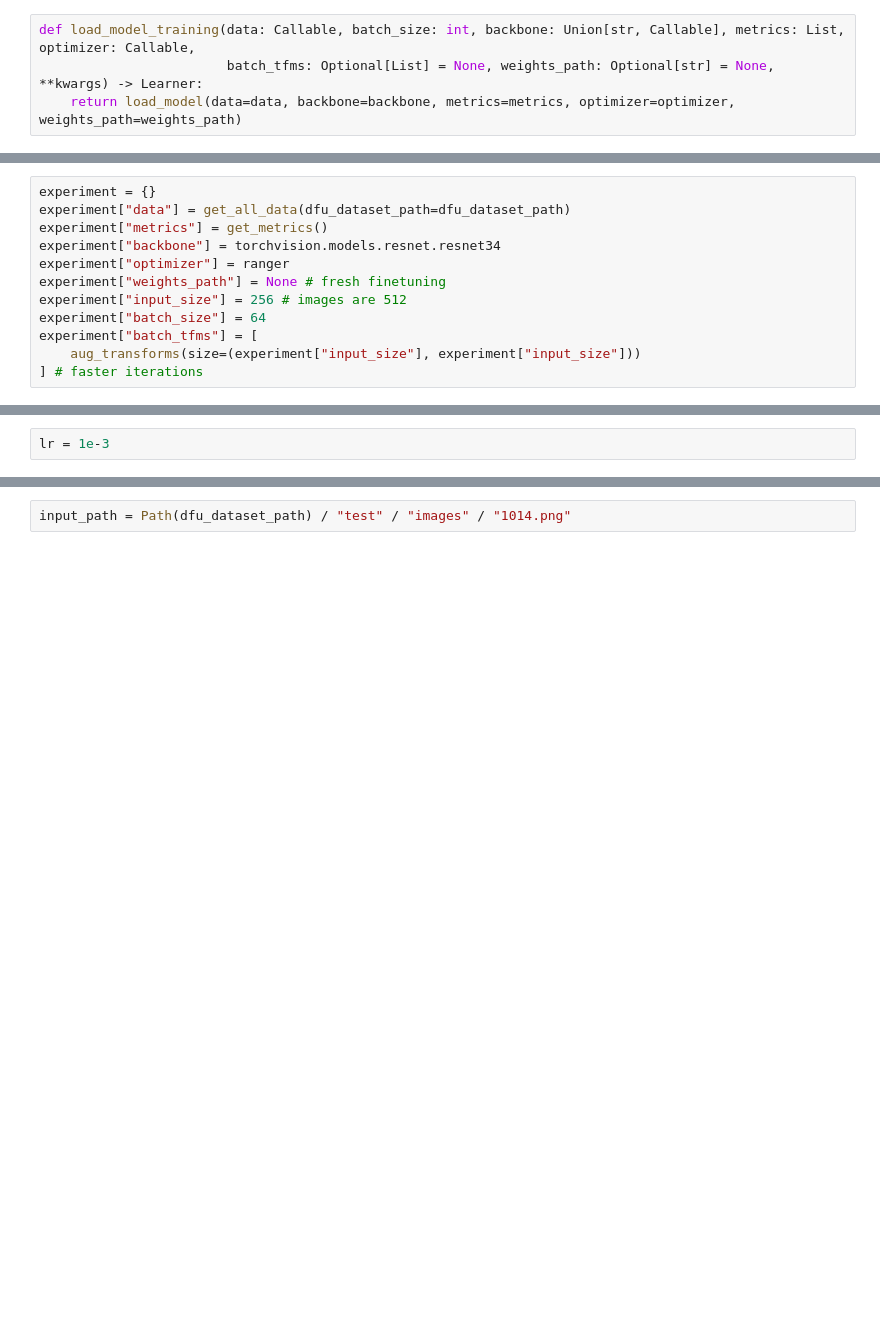
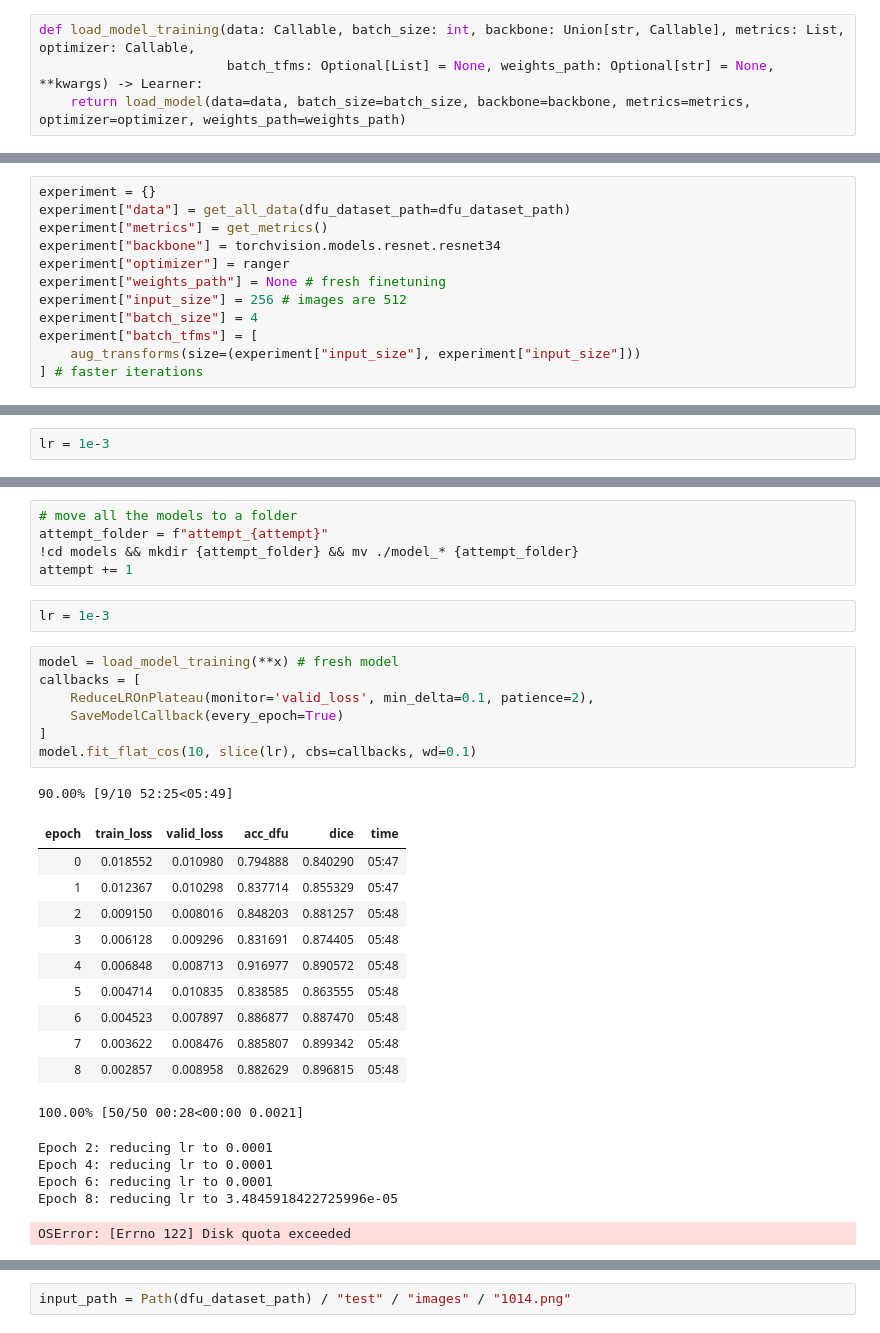
Before and after one commit to madhavajay/fastai-course-2022, a Jupyter notebook: 01-dfu-segmentation-training.ipynb, the cells around one changed output, grey strips where cells are left out. Drawn from its saved outputs; the diff is of its cells as text; blank space fills up the shorter version.

Commit message:
Added additional training and models for outputting machine labels

```diff
--- a/01-dfu-segmentation-training.ipynb
+++ b/01-dfu-segmentation-training.ipynb
@@ -106,7 +106,7 @@ def load_model_inference(data: Callable, backbone: Union[str, Callable], weights
 # %%
 def load_model_training(data: Callable, batch_size: int, backbone: Union[str, Callable], metrics: List, optimizer: Callable,
                         batch_tfms: Optional[List] = None, weights_path: Optional[str] = None, **kwargs) -> Learner:
-    return load_model(data=data, backbone=backbone, metrics=metrics, optimizer=optimizer, weights_path=weights_path)
+    return load_model(data=data, batch_size=batch_size, backbone=backbone, metrics=metrics, optimizer=optimizer, weights_path=weights_path)
 # %%
 def load_model(data: Callable, batch_size: int = 1, backbone = Union[str, Callable], metrics: Optional[List] = None,
                optimizer: Optional[Callable] = None, weights_path: Optional[str] = None, batch_tfms: Optional[List] = None) -> Learner:
@@ -180,7 +180,7 @@ experiment["backbone"] = torchvision.models.resnet.resnet34
 experiment["optimizer"] = ranger
 experiment["weights_path"] = None # fresh finetuning
 experiment["input_size"] = 256 # images are 512
-experiment["batch_size"] = 64
+experiment["batch_size"] = 4
 experiment["batch_tfms"] = [
     aug_transforms(size=(experiment["input_size"], experiment["input_size"]))
 ] # faster iterations
@@ -209,0 +215,32 @@ No improvement since epoch 0: early stopping
+# %%
+# move all the models to a folder
+attempt_folder = f"attempt_{attempt}"
+!cd models && mkdir {attempt_folder} && mv ./model_* {attempt_folder}
+attempt += 1
+# %%
+lr = 1e-3
+# %%
+model = load_model_training(**x) # fresh model
+callbacks = [
+    ReduceLROnPlateau(monitor='valid_loss', min_delta=0.1, patience=2),
+    SaveModelCallback(every_epoch=True)
+]
+model.fit_flat_cos(10, slice(lr), cbs=callbacks, wd=0.1)
+# %% [output]
+90.00% [9/10 52:25<05:49]
+| epoch | train_loss | valid_loss | acc_dfu | dice | time |
+| 0 | 0.018552 | 0.010980 | 0.794888 | 0.840290 | 05:47 |
+| 1 | 0.012367 | 0.010298 | 0.837714 | 0.855329 | 05:47 |
+| 2 | 0.009150 | 0.008016 | 0.848203 | 0.881257 | 05:48 |
+| 3 | 0.006128 | 0.009296 | 0.831691 | 0.874405 | 05:48 |
+| 4 | 0.006848 | 0.008713 | 0.916977 | 0.890572 | 05:48 |
+| 5 | 0.004714 | 0.010835 | 0.838585 | 0.863555 | 05:48 |
+| 6 | 0.004523 | 0.007897 | 0.886877 | 0.887470 | 05:48 |
+| 7 | 0.003622 | 0.008476 | 0.885807 | 0.899342 | 05:48 |
+| 8 | 0.002857 | 0.008958 | 0.882629 | 0.896815 | 05:48 |
+100.00% [50/50 00:28<00:00 0.0021]
+Epoch 2: reducing lr to 0.0001
+Epoch 4: reducing lr to 0.0001
+Epoch 6: reducing lr to 0.0001
+Epoch 8: reducing lr to 3.4845918422725996e-05
+OSError: [Errno 122] Disk quota exceeded
```
Also changed, not shown: parts of 18 cells of this notebook, 5 other files.
